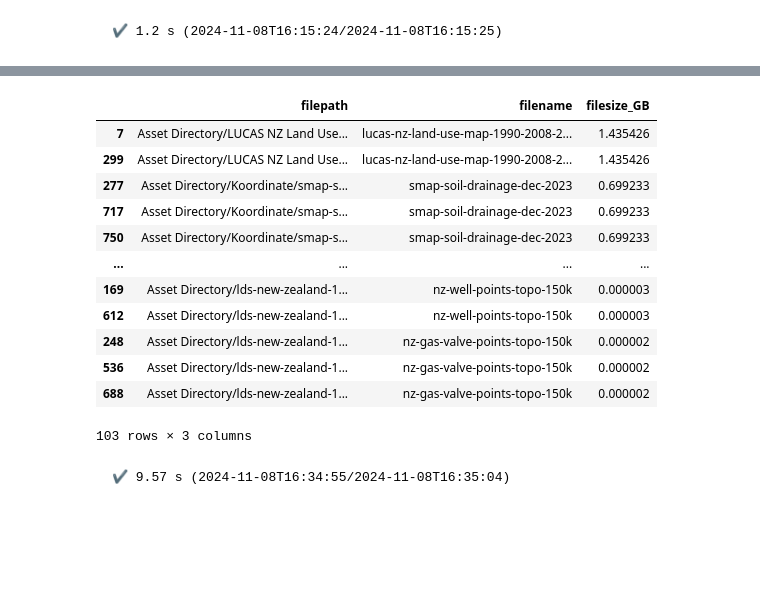
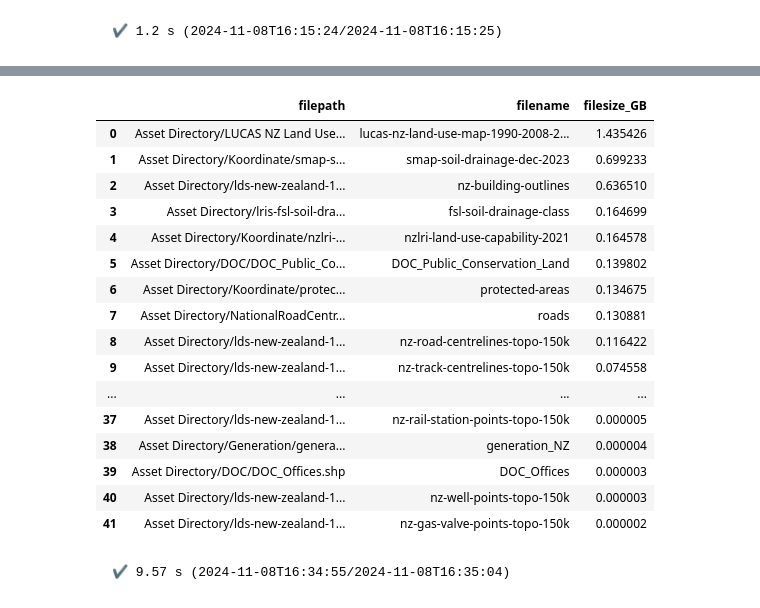
Before and after one commit to RNC-Research-Group/CliffErosion_Projections, a Jupyter notebook: Risk_Assessment.ipynb, the cells around one changed output, grey strips where cells are left out. Drawn from its saved outputs; the diff is of its cells as text; code cells hidden in the pictures; blank space fills up the shorter version.

```diff
--- a/Risk_Assessment.ipynb
+++ b/Risk_Assessment.ipynb
@@ -11,9 +11,9 @@ pd.set_option("display.max_colwidth", 100)
 # %% [output]
 ✔️ 1.2 s (2024-11-08T16:15:24/2024-11-08T16:15:25)
 # %%
-files = pd.DataFrame({"filepath": glob("Asset Directory/**/**", recursive=True)})
+files = pd.DataFrame({"filepath": glob("Asset Directory/**", recursive=True)})
 files = files[files["filepath"].str.endswith((".shp", ".zip", ".gpkg", ".geojson"))]
 files["filename"] = files["filepath"].apply(lambda x: os.path.splitext(os.path.basename(x))[0])
 files["filesize_GB"] = files["filepath"].apply(lambda x: os.path.getsize(x) / 1e9)
-files.sort_values("filesize_GB", ascending=False)
+files.sort_values("filesize_GB", ascending=False).reset_index(drop=True)
 # %% [output]
@@ -21,16 +21,20 @@ files.sort_values("filesize_GB", ascending=False)
 |  | filepath | filename | filesize_GB |
-| 7 | Asset Directory/LUCAS NZ Land Use... | lucas-nz-land-use-map-1990-2008-2... | 1.435426 |
-| 299 | Asset Directory/LUCAS NZ Land Use... | lucas-nz-land-use-map-1990-2008-2... | 1.435426 |
-| 277 | Asset Directory/Koordinate/smap-s... | smap-soil-drainage-dec-2023 | 0.699233 |
-| 717 | Asset Directory/Koordinate/smap-s... | smap-soil-drainage-dec-2023 | 0.699233 |
-| 750 | Asset Directory/Koordinate/smap-s... | smap-soil-drainage-dec-2023 | 0.699233 |
+| 0 | Asset Directory/LUCAS NZ Land Use... | lucas-nz-land-use-map-1990-2008-2... | 1.435426 |
+| 1 | Asset Directory/Koordinate/smap-s... | smap-soil-drainage-dec-2023 | 0.699233 |
+| 2 | Asset Directory/lds-new-zealand-1... | nz-building-outlines | 0.636510 |
+| 3 | Asset Directory/lris-fsl-soil-dra... | fsl-soil-drainage-class | 0.164699 |
+| 4 | Asset Directory/Koordinate/nzlri-... | nzlri-land-use-capability-2021 | 0.164578 |
+| 5 | Asset Directory/DOC/DOC_Public_Co... | DOC_Public_Conservation_Land | 0.139802 |
+| 6 | Asset Directory/Koordinate/protec... | protected-areas | 0.134675 |
+| 7 | Asset Directory/NationalRoadCentr... | roads | 0.130881 |
+| 8 | Asset Directory/lds-new-zealand-1... | nz-road-centrelines-topo-150k | 0.116422 |
+| 9 | Asset Directory/lds-new-zealand-1... | nz-track-centrelines-topo-150k | 0.074558 |
 | ... | ... | ... | ... |
-| 169 | Asset Directory/lds-new-zealand-1... | nz-well-points-topo-150k | 0.000003 |
-| 612 | Asset Directory/lds-new-zealand-1... | nz-well-points-topo-150k | 0.000003 |
-| 248 | Asset Directory/lds-new-zealand-1... | nz-gas-valve-points-topo-150k | 0.000002 |
-| 536 | Asset Directory/lds-new-zealand-1... | nz-gas-valve-points-topo-150k | 0.000002 |
-| 688 | Asset Directory/lds-new-zealand-1... | nz-gas-valve-points-topo-150k | 0.000002 |
+| 37 | Asset Directory/lds-new-zealand-1... | nz-rail-station-points-topo-150k | 0.000005 |
+| 38 | Asset Directory/Generation/genera... | generation_NZ | 0.000004 |
+| 39 | Asset Directory/DOC/DOC_Offices.shp | DOC_Offices | 0.000003 |
+| 40 | Asset Directory/lds-new-zealand-1... | nz-well-points-topo-150k | 0.000003 |
+| 41 | Asset Directory/lds-new-zealand-1... | nz-gas-valve-points-topo-150k | 0.000002 |
-103 rows × 3 columns
 # %%
 polys = []
 for f in tqdm(glob("Projections/*_polygon.shp")):
```
Also changed, not shown: parts of 1 cell of this notebook.
